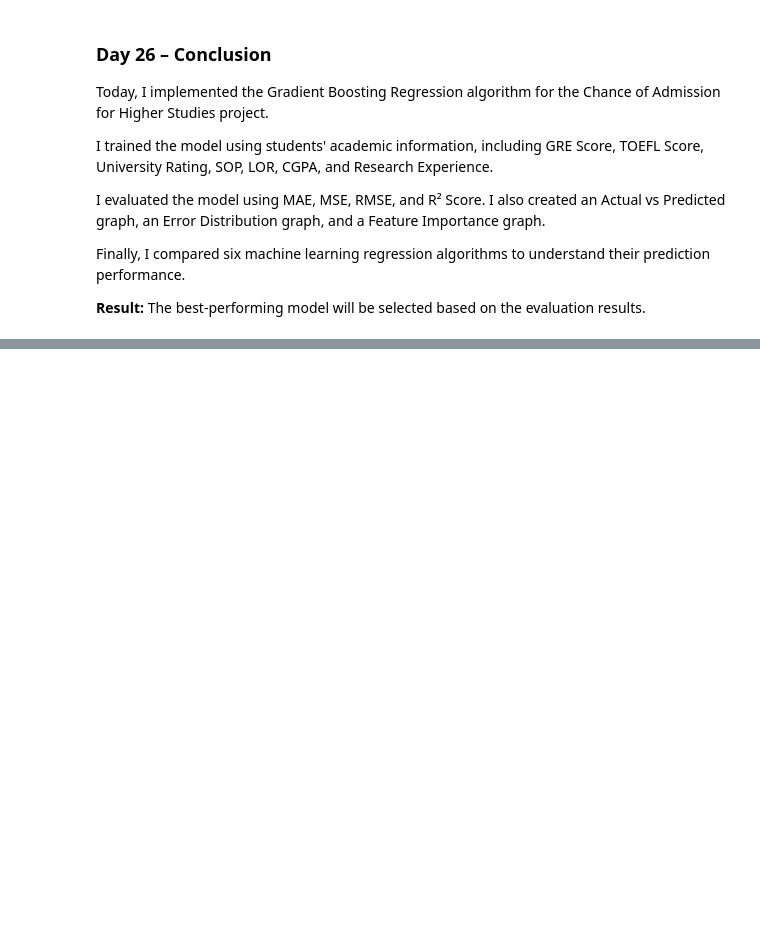
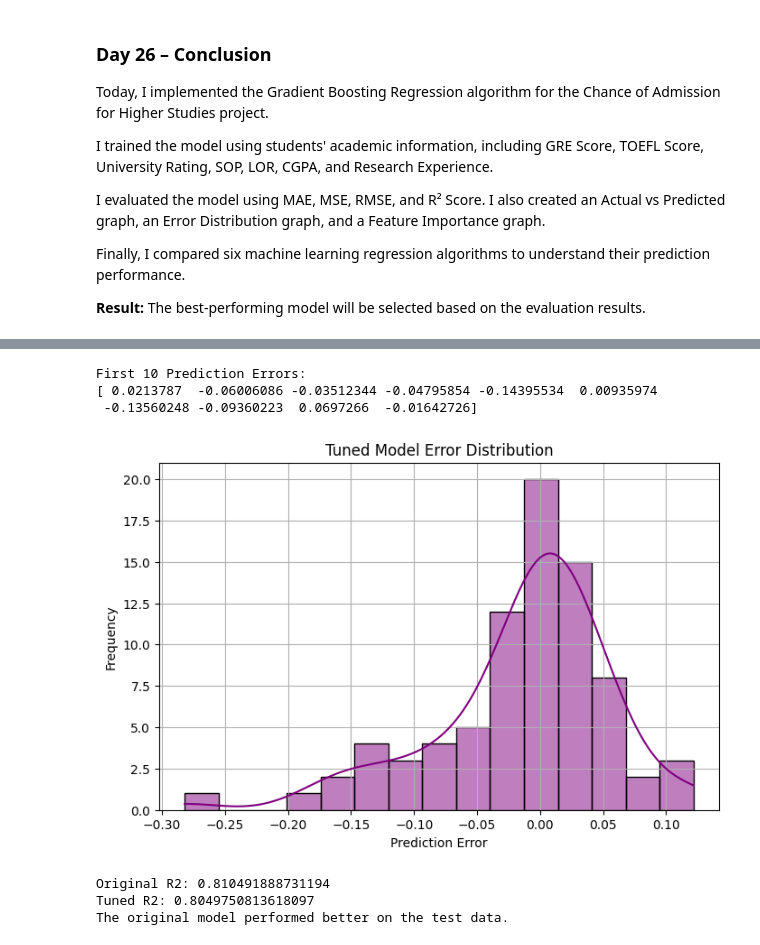
Before and after one commit to sumanamishra1120-ux/Chance-of-Admission-Higher-Studies, a Jupyter notebook: Chance_of_Admission_Higher_Studies.ipynb, the cells around one changed output, grey strips where cells are left out. Saved outputs shown, nothing was run; the diff lists cells and outputs as text; code cells hidden in the pictures; blank space fills up the shorter version.

```diff
--- a/Chance_of_Admission_Higher_Studies.ipynb
+++ b/Chance_of_Admission_Higher_Studies.ipynb
@@ -4917,0 +5150,41 @@ Finally, I compared six machine learning regression algorithms to understand the
+# %%
+errors = y_test.values - tuned_pred
+
+print("First 10 Prediction Errors:")
+print(errors[:10])
+# %% [output]
+First 10 Prediction Errors:
+[ 0.0213787  -0.06006086 -0.03512344 -0.04795854 -0.14395534  0.00935974
+ -0.13560248 -0.09360223  0.0697266  -0.01642726]
+# %%
+plt.figure(figsize=(8, 5))
+
+sns.histplot(
+    errors,
+    bins=15,
+    kde=True,
+    color="purple"
+)
+
+plt.title("Tuned Model Error Distribution")
+plt.xlabel("Prediction Error")
+plt.ylabel("Frequency")
+plt.grid(True)
+
+plt.show()
+# %% [output]
+[figure, added]
+# %%
+print("Original R2:", original_r2)
+print("Tuned R2:", tuned_r2)
+
+if tuned_r2 > original_r2:
+    print("Tuning improved the test R2 score.")
+elif tuned_r2 == original_r2:
+    print("Both models have the same test R2 score.")
+else:
+    print("The original model performed better on the test data.")
+# %% [output]
+Original R2: 0.810491888731194
+Tuned R2: 0.8049750813618097
+The original model performed better on the test data.
```
Also changed, not shown: parts of 18 cells of this notebook.
